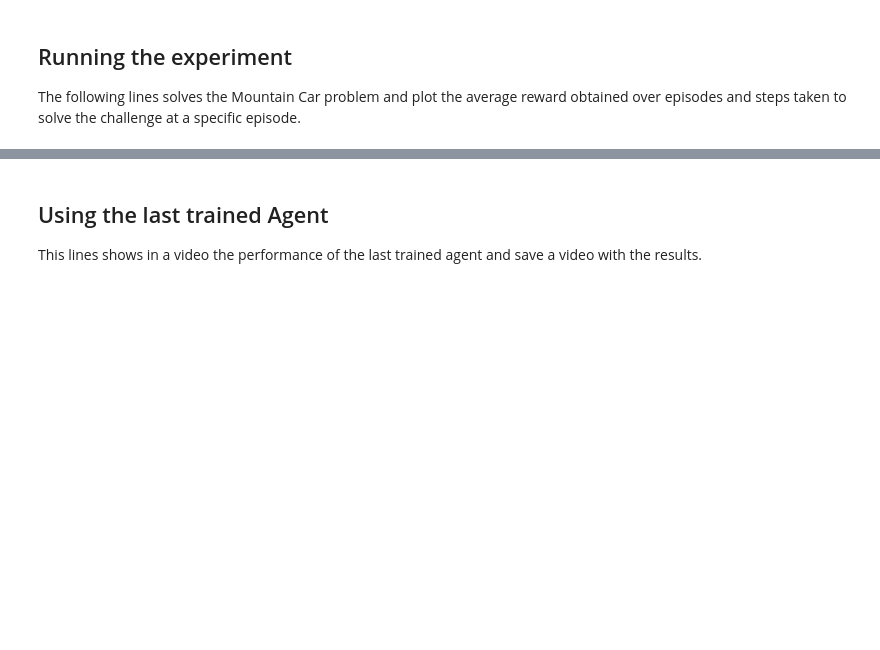
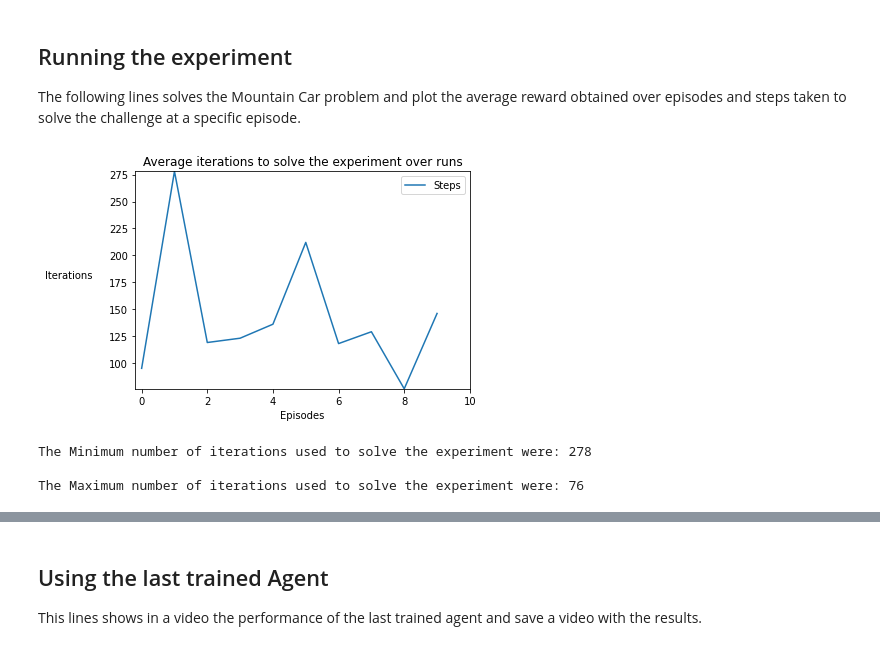
Before and after one commit to MikeS96/rl_openai, a Jupyter notebook: LunarLander.ipynb, the cells around one changed output, grey strips where cells are left out. Cells and saved outputs as stored; diff of their text form; code cells hidden in the pictures; blank space fills up the shorter version.

```diff
--- a/LunarLander.ipynb
+++ b/LunarLander.ipynb
@@ -724,16 +713,21 @@ for n_runs in range(num_runs):
 env.close()
 # %%
 steps_average = np.mean(np.array(all_steps), axis=0)
-plt.plot(agent.sum_rewards, label = 'Steps')
+plt.plot(steps_average, label = 'Steps')
 plt.xlabel("Episodes")
 plt.ylabel("Iterations",rotation=0, labelpad=40)
 plt.xlim(-0.2, num_episodes)
 plt.ylim(steps_average.min(), steps_average.max())
 plt.title("Average iterations to solve the experiment over runs")
 plt.legend()
 plt.show()
 print("The Minimum number of iterations used to solve the experiment were: {0}\n".format(np.array(all_steps).max()))
 print("The Maximum number of iterations used to solve the experiment were: {0}\n".format(np.array(all_steps).min()))
+# %% [output]
+[figure, added]
+The Minimum number of iterations used to solve the experiment were: 278
+
+The Maximum number of iterations used to solve the experiment were: 76
 # %%
 rewards_average = np.mean(all_rewards, axis=0)
 plt.plot(rewards_average, label = 'Average Reward')
```
Also changed, not shown: parts of 24 cells of this notebook.
